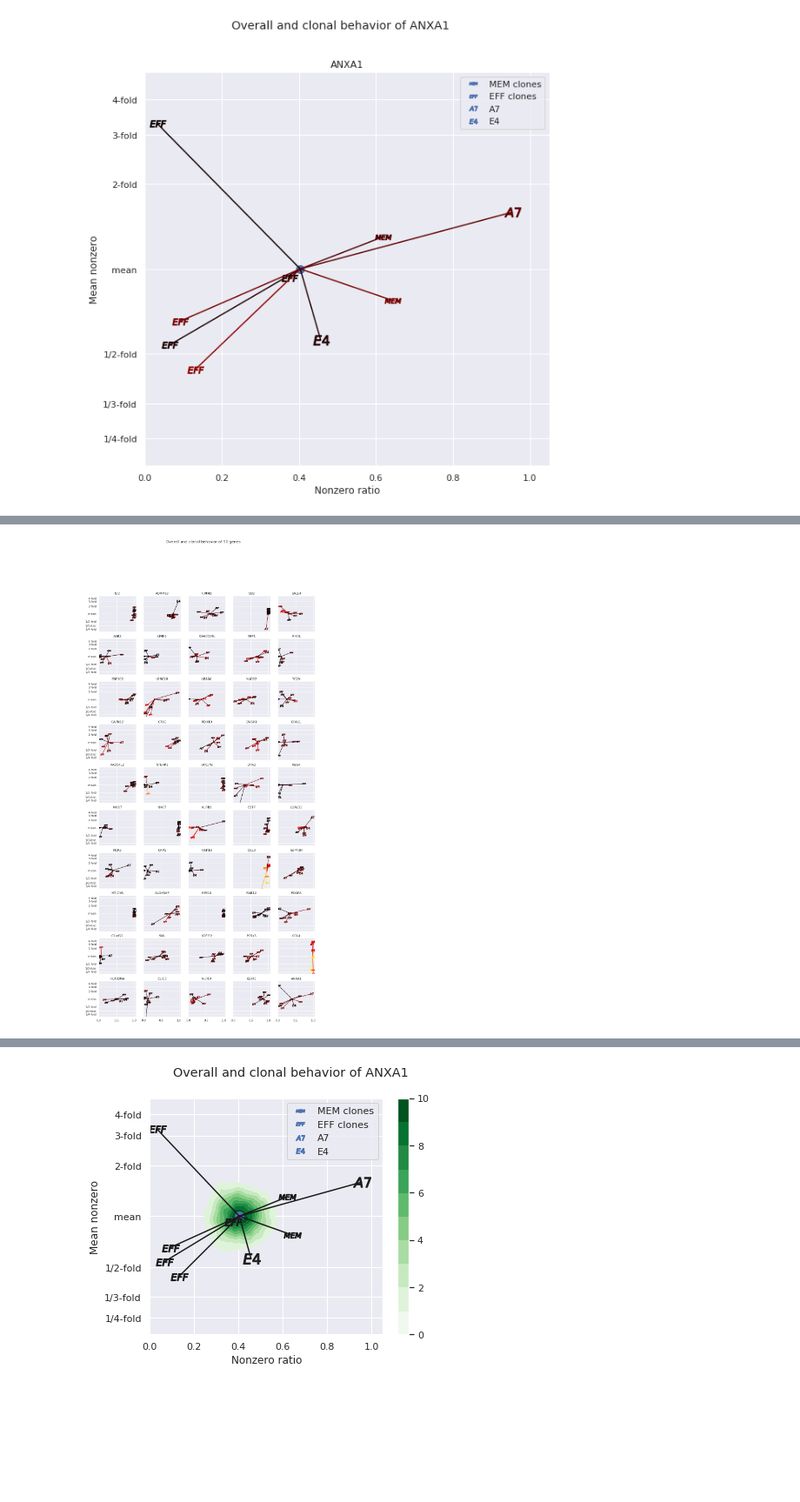
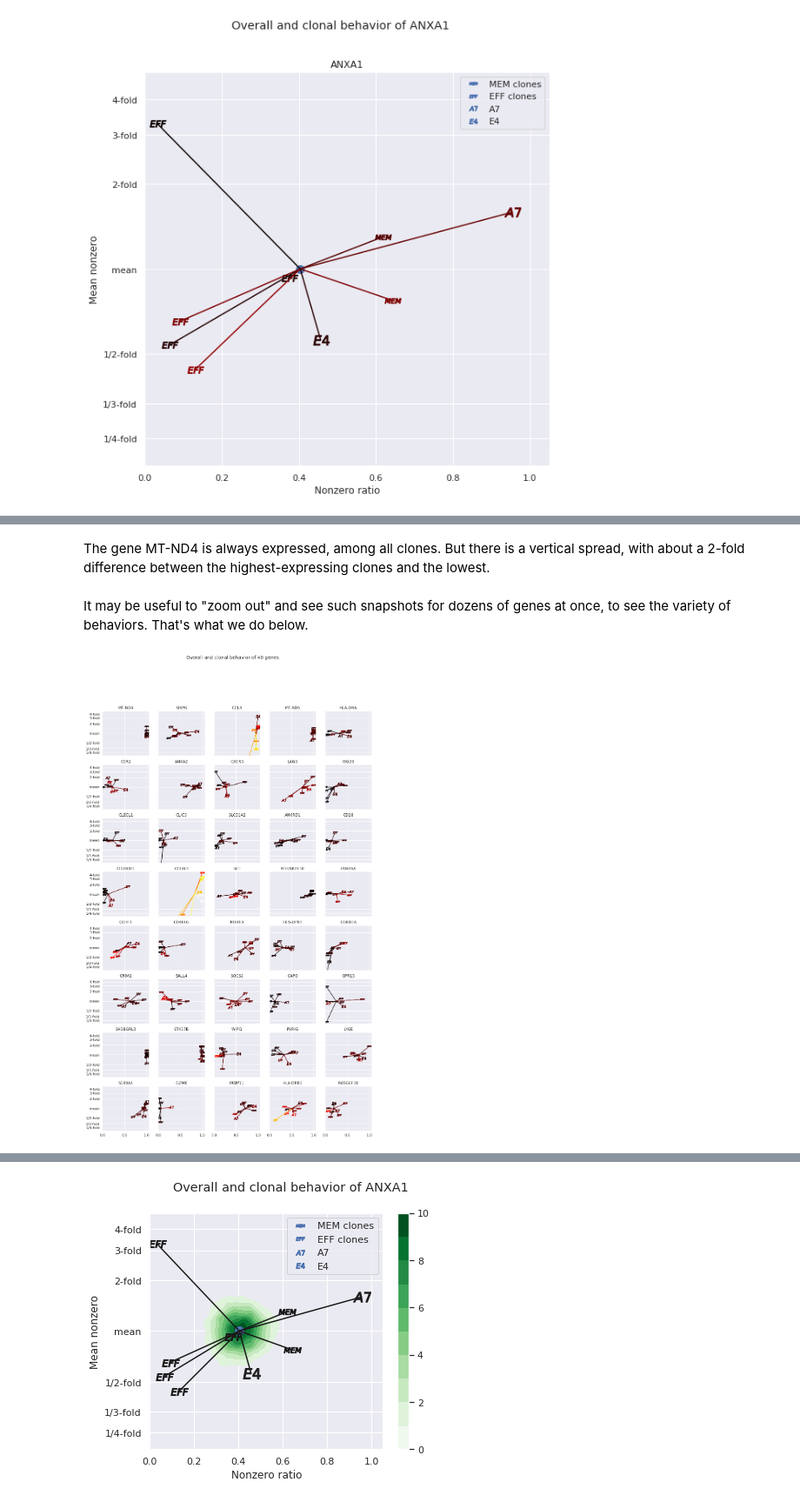
Before and after one commit to MartyWeissman/Clones, a Jupyter notebook: P1902 Analysis.ipynb, the cells around one changed output, grey strips where cells are left out. Shown at 87% size. Drawn from its saved outputs; the diff is of its cells as text; code cells hidden in the pictures; blank space fills up the shorter version.

```diff
--- a/P1902 Analysis.ipynb
+++ b/P1902 Analysis.ipynb
@@ -1372,7 +1342,7 @@ FH_frame = pd.concat([F_frame, H_frame], axis=1)
 FH_frame.columns = ['F', 'F_logpvalue', 'H', 'H_logpvalue']
 FH_frame.F_logpvalue = -np.log(FH_frame.F_logpvalue) / np.log(10)
 FH_frame.H_logpvalue = -np.log(FH_frame.H_logpvalue) / np.log(10)
-FH_frame = FH_frame[ (FH_frame.F_logpvalue > 7) | (FH_frame.H_logpvalue > 7) ]
+FH_frame = FH_frame[ (FH_frame.F_logpvalue > 3) | (FH_frame.H_logpvalue > 3) ]
 FH_frame.head()
 # %% [output]
 |  | F | F_logpvalue | H | H_logpvalue |
@@ -1386,6 +1356,8 @@ Here we examine the genes that are significant ($p < 10^{-7}$) with respect to o
 # %%
 fix,ax = plt.subplots(figsize=(9,9))
-sns.scatterplot(x='F_logpvalue', y='H_logpvalue', data=FH_frame, alpha=0.8, ax=ax)
+FH_frame6 = FH_frame[ (FH_frame.F_logpvalue > 6) | (FH_frame.H_logpvalue > 6) ]
+sns.scatterplot(x='F_logpvalue', y='H_logpvalue',
+                data=FH_frame6, alpha=0.8, ax=ax)
 
 ax.set_xscale('log')
 ax.set_yscale('log')
@@ -1402,9 +1374,9 @@ ax.set_xticklabels(ll)
 ax.set_yticklabels(ll)
 ax.minorticks_off()
 
-for gene in FH_frame.index:
-    if (FH_frame.loc[gene].F_logpvalue < 3) or (FH_frame.loc[gene].H_logpvalue < 3):
-        ax.text(FH_frame.loc[gene].F_logpvalue, FH_frame.loc[gene].H_logpvalue, gene)
+for gene in FH_frame6.index:
+    if (FH_frame6.loc[gene].F_logpvalue < 3) or (FH_frame6.loc[gene].H_logpvalue < 3):
+        ax.text(FH_frame6.loc[gene].F_logpvalue, FH_frame6.loc[gene].H_logpvalue, gene)
 
 
 
@@ -1451,5 +1433,5 @@ ID2, ADAM19, CRIM1, CD2, SALL4, ASB2, LIME1, KIAA0319L, XBP1, IFI44L, ZNF302, LR
 # %%
-dm_df = dropmean(EM, 10, genes_FH)
+dm_df = dropmean(EM, 10, genes)
 dm_df.head()
 # %% [output]
 |  | Nonzero Ratio | Mean nonzero | Variance nonzero |
@@ -1497,14 +1481,3 @@ def dropmean_clones(df, mf, cutoff, genelist = None, absolute=True):
     meannz_df = meannz_df.fillna(allmeannz) # All dropouts -- set mean-nonzero to overall mean.
     varnz_df = varnz_df.fillna(0)
     return dropout_df, meannz_df, varnz_df
-# %%
-d_df, m_df, v_df = dropmean_clones(EM, meta_df, 10, genes_FH)
-sns.set(style="darkgrid")
-
-cmap = plt.get_cmap("hot")
-norm = pcolors.Normalize(vmin=v_df.values.flatten().min(), vmax=v_df.values.flatten().max())
-colors = cmap(norm(v_df.values.flatten()))
-
-fig = sns.jointplot(x=d_df.values.flatten(), y=m_df.values.flatten(),
-                    alpha=.35, xlim=(0,1), ylim=(0,12), height=10,
-                    joint_kws={"color":colors} ) # Put the legend out of the figure
@@ -1635,4 +1616,8 @@ spread_gene('ANXA1')
+# %% [markdown]
+The gene MT-ND4 is always expressed, among all clones.  But there is a vertical spread, with about a 2-fold difference between the highest-expressing clones and the lowest.
+# %% [markdown]
+It may be useful to "zoom out" and see such snapshots for dozens of genes at once, to see the variety of behaviors.  That's what we do below.
 # %%
-spread_genes(genes_FH[:50])
+spread_genes(genes_FH[:40])
 # %% [output]
-[figure, old version]
+[figure, new version]
```
Also changed, not shown: parts of 141 cells of this notebook, 1 other file.
